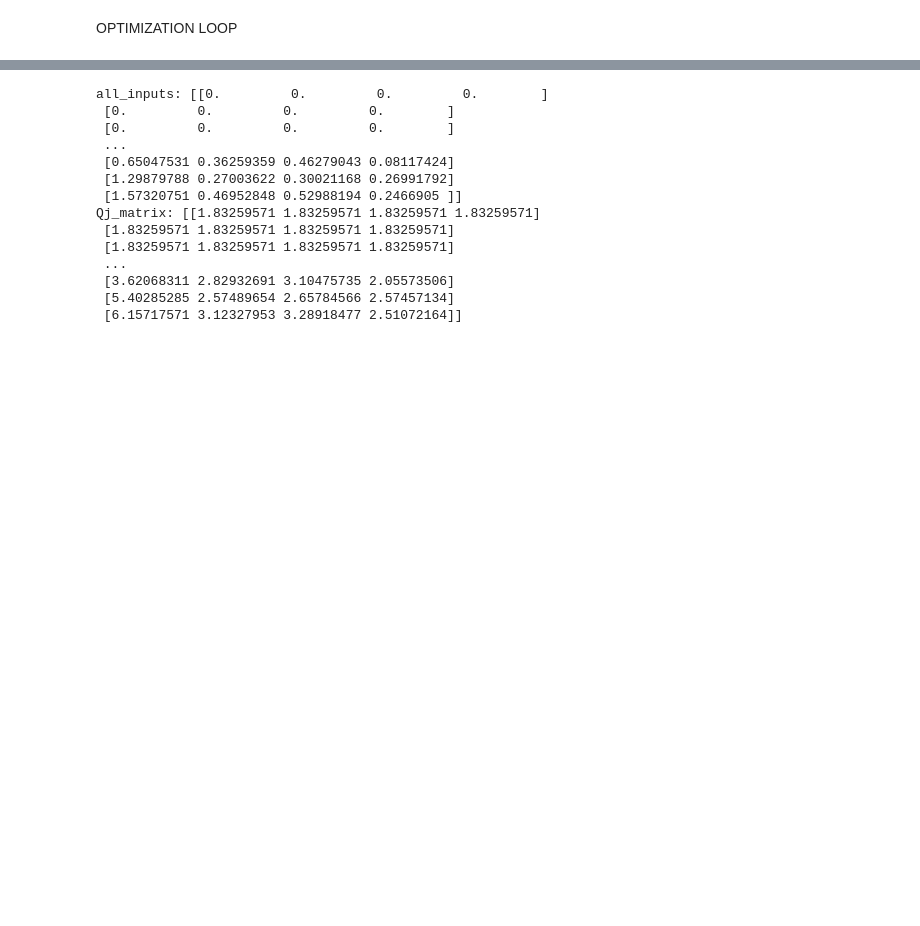
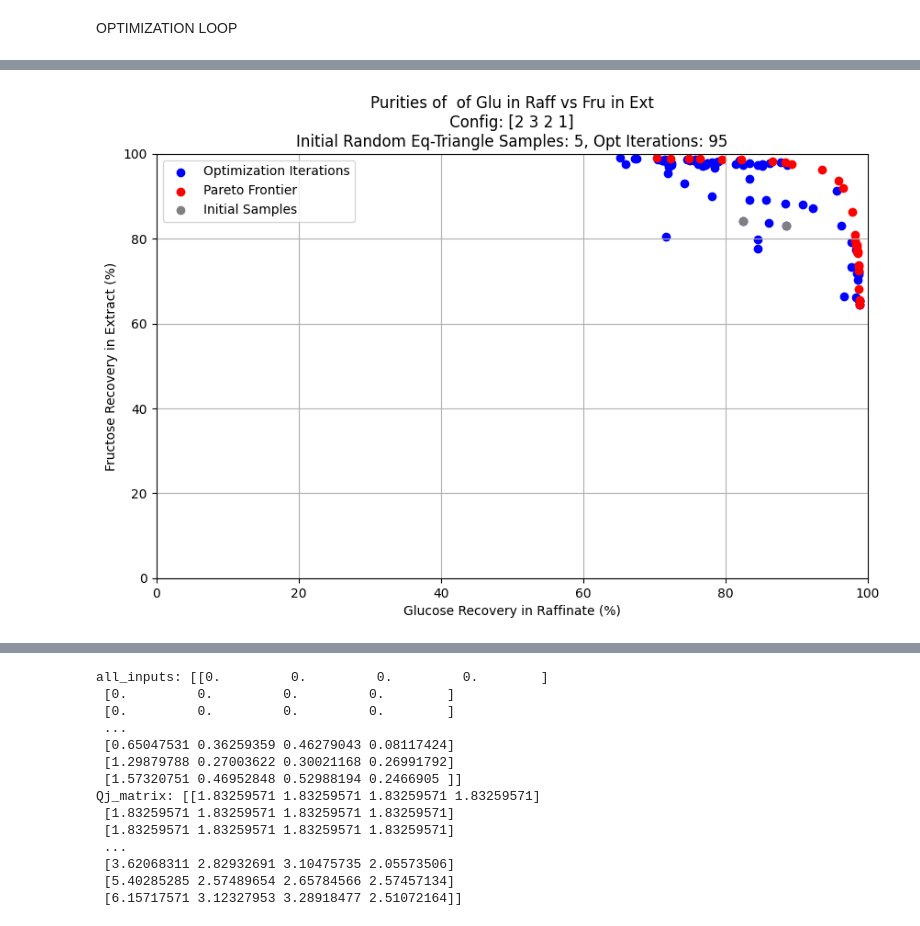
Before and after one commit to Nawa-Punabantu/Opt_Algos, a Jupyter notebook: Opt_with_triangle.ipynb, the cells around one changed output, grey strips where cells are left out. Cells and saved outputs as stored; diff of their text form; code cells hidden in the pictures; blank space fills up the shorter version.

```diff
--- a/Opt_with_triangle.ipynb
+++ b/Opt_with_triangle.ipynb
@@ -2437,3 +2460,50 @@ plt.show()
+# %%
+import numpy as np
+import matplotlib.pyplot as plt
+
+# Convert to percentages
+c1_initial = c1_vals[:2] * 100
+c2_initial = c2_vals[:2] * 100
+c1_vals_plot = c1_vals * 100
+c2_vals_plot = c2_vals * 100
+
+# Function to find Pareto front
+def find_pareto_front(c1, c2):
+    pareto_mask = np.ones(len(c1), dtype=bool)  # Start with all points assumed Pareto-optimal
+
+    for i in range(len(c1)):
+        if pareto_mask[i]:  # Check only if not already removed
+            pareto_mask[i] = not np.any((c1 >= c1[i]) & (c2 >= c2[i]) & ((c1 > c1[i]) | (c2 > c2[i])))
+
+    return pareto_mask
+
+# Identify Pareto-optimal points
+pareto_mask = find_pareto_front(c1_vals_plot, c2_vals_plot)
+
+plt.figure(figsize=(10, 6))
+
+# Plot non-Pareto points in blue
+plt.scatter(c1_vals_plot[~pareto_mask], c2_vals_plot[~pareto_mask], c='blue', marker='o', label='Optimization Iterations')
+# Plot Pareto-optimal points in red
+plt.scatter(c1_vals_plot[pareto_mask], c2_vals_plot[pareto_mask], c='red', marker='o', label='Pareto Frontier')
+
+# Plot initial samples in grey
+plt.scatter(c1_initial, c2_initial, c='grey', marker='o', label='Initial Samples')
+
+# Labels and formatting
+plt.title(f'Purities of  of Glu in Raff vs Fru in Ext\n Config: {zone_config} \nInitial Random Eq-Triangle Samples: {sampling_budget}, Opt Iterations: {optimization_budget}')
+plt.xlabel('Glucose Recovery in Raffinate (%)')
+plt.ylabel('Fructose Recovery in Extract (%)')
+plt.xlim(0, 100)
+plt.ylim(0, 100)
+plt.grid(True)
+plt.legend()
+# Save the figure as an image
+image_filename = "Sub_et_al_comparison_purities_pareto.png"
+plt.savefig(image_filename, dpi=300, bbox_inches='tight')
+plt.show()
+# %% [output]
+[figure, added]
 # %%
 import numpy as np
 import matplotlib.pyplot as plt
```
Also changed, not shown: parts of 7 cells of this notebook.
